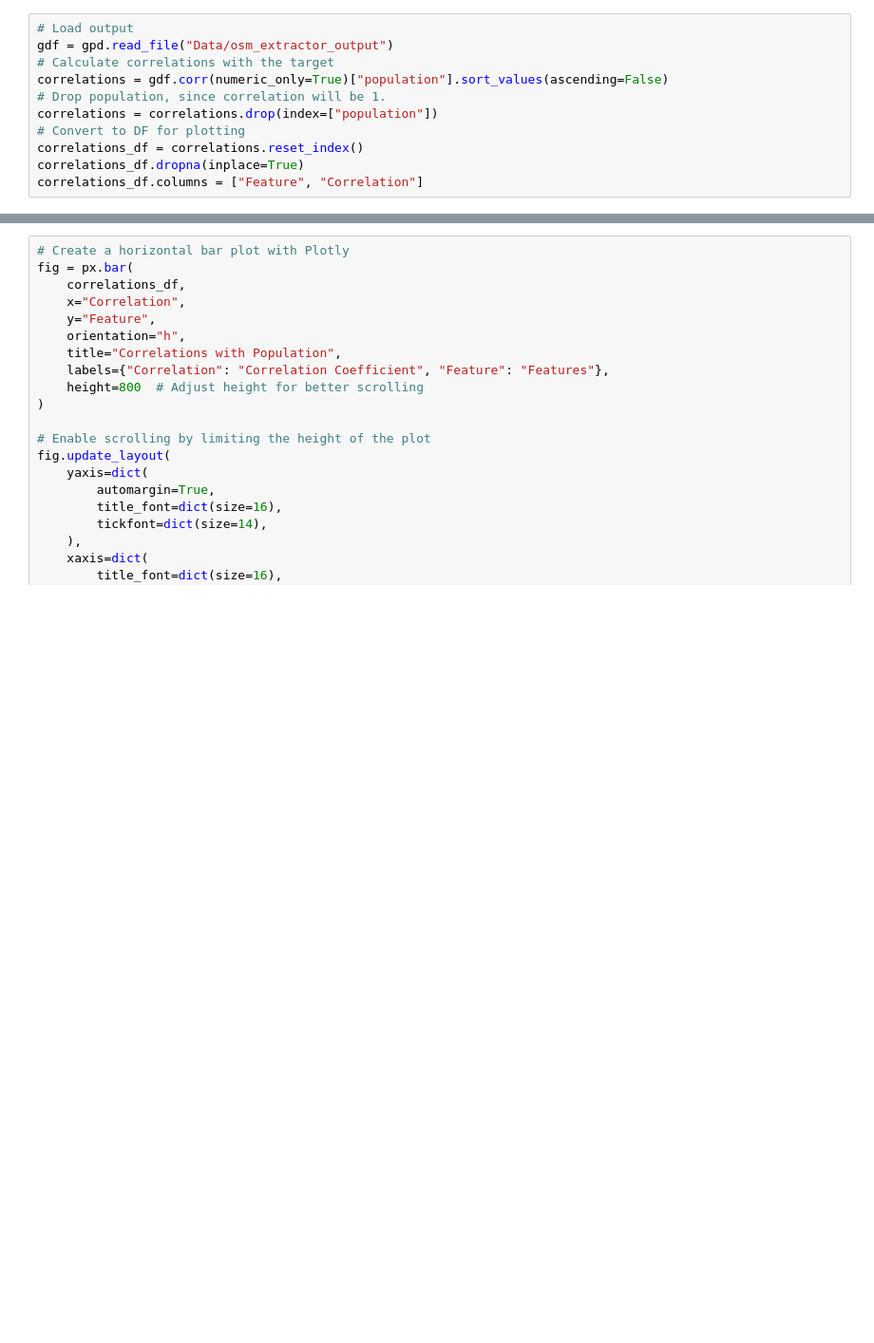
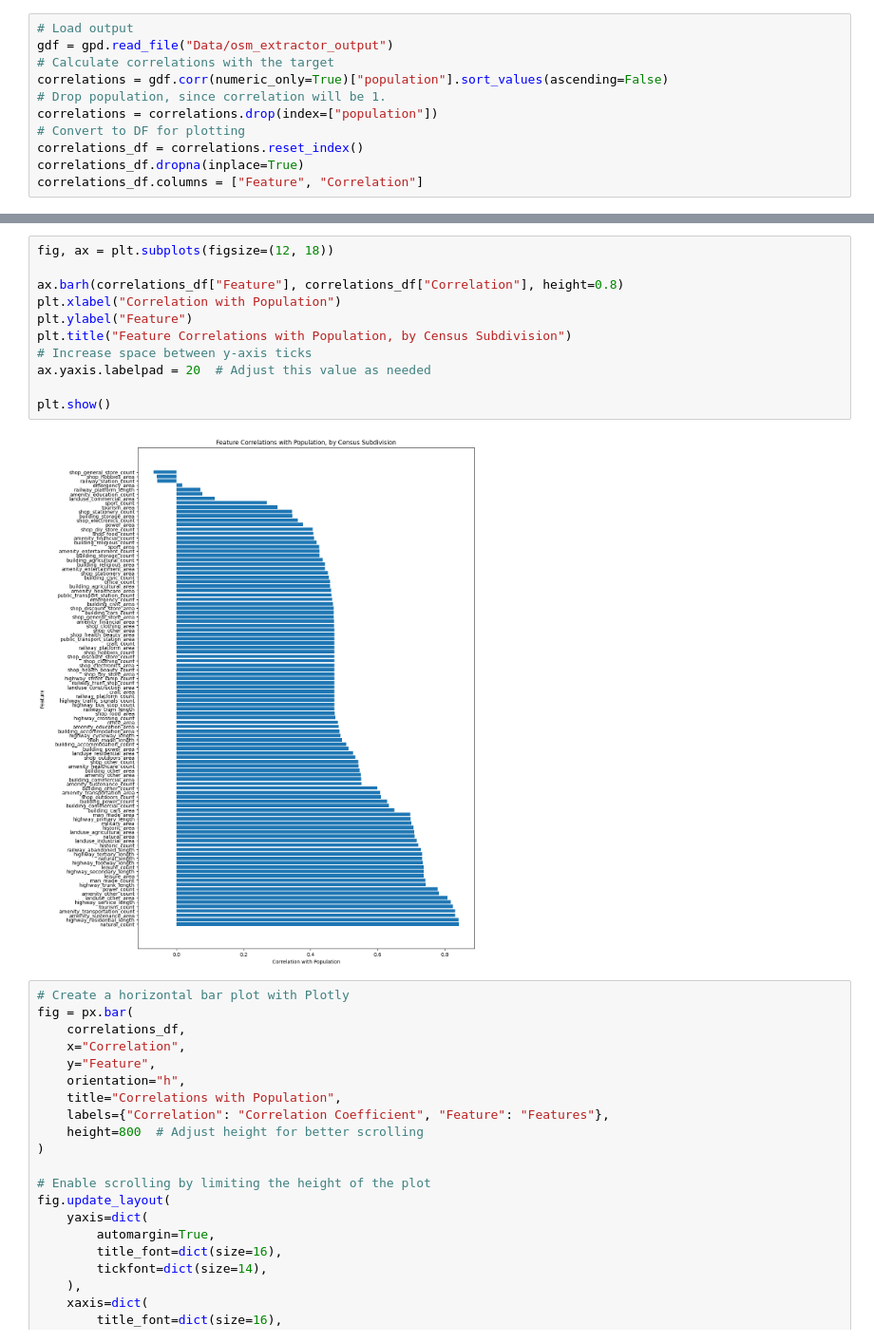
Before and after one commit to alauzon13/population-estimation, a Jupyter notebook: analysis.ipynb, the cells around one changed output, grey strips where cells are left out. Shown at 95% size. Drawn from its saved outputs; the diff is of its cells as text; blank space fills up the shorter version.

Commit message:
plot updates

```diff
--- a/analysis.ipynb
+++ b/analysis.ipynb
@@ -266,3 +251,16 @@ chart.display()
+# %%
+fig, ax = plt.subplots(figsize=(12, 18))
+
+ax.barh(correlations_df["Feature"], correlations_df["Correlation"], height=0.8)
+plt.xlabel("Correlation with Population")
+plt.ylabel("Feature")
+plt.title("Feature Correlations with Population, by Census Subdivision")
+# Increase space between y-axis ticks
+ax.yaxis.labelpad = 20  # Adjust this value as needed
+
+plt.show()
+# %% [output]
+[figure, added]
 # %%
 # Create a horizontal bar plot with Plotly
 fig = px.bar(
```
Also changed, not shown: parts of 4 cells of this notebook.
